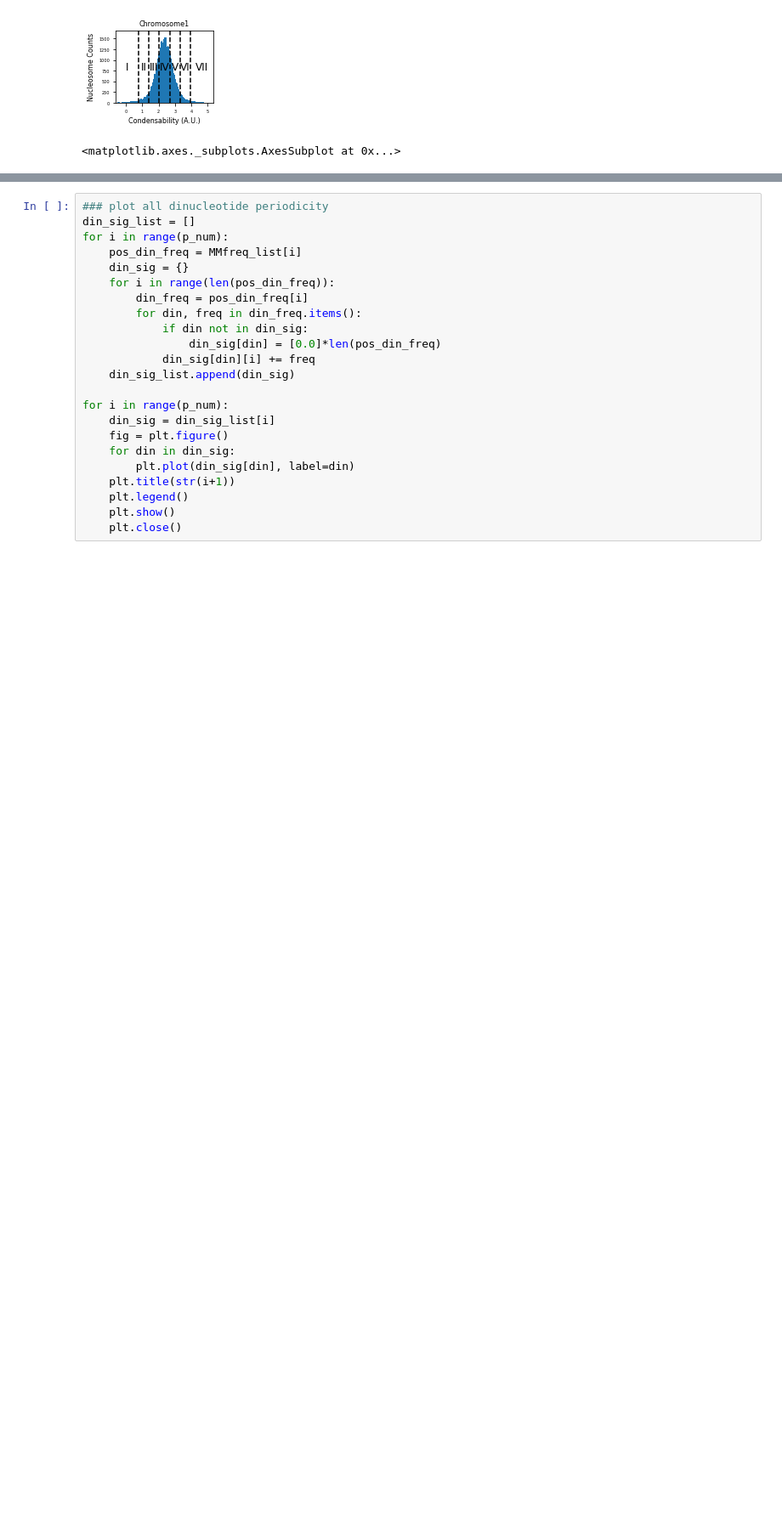
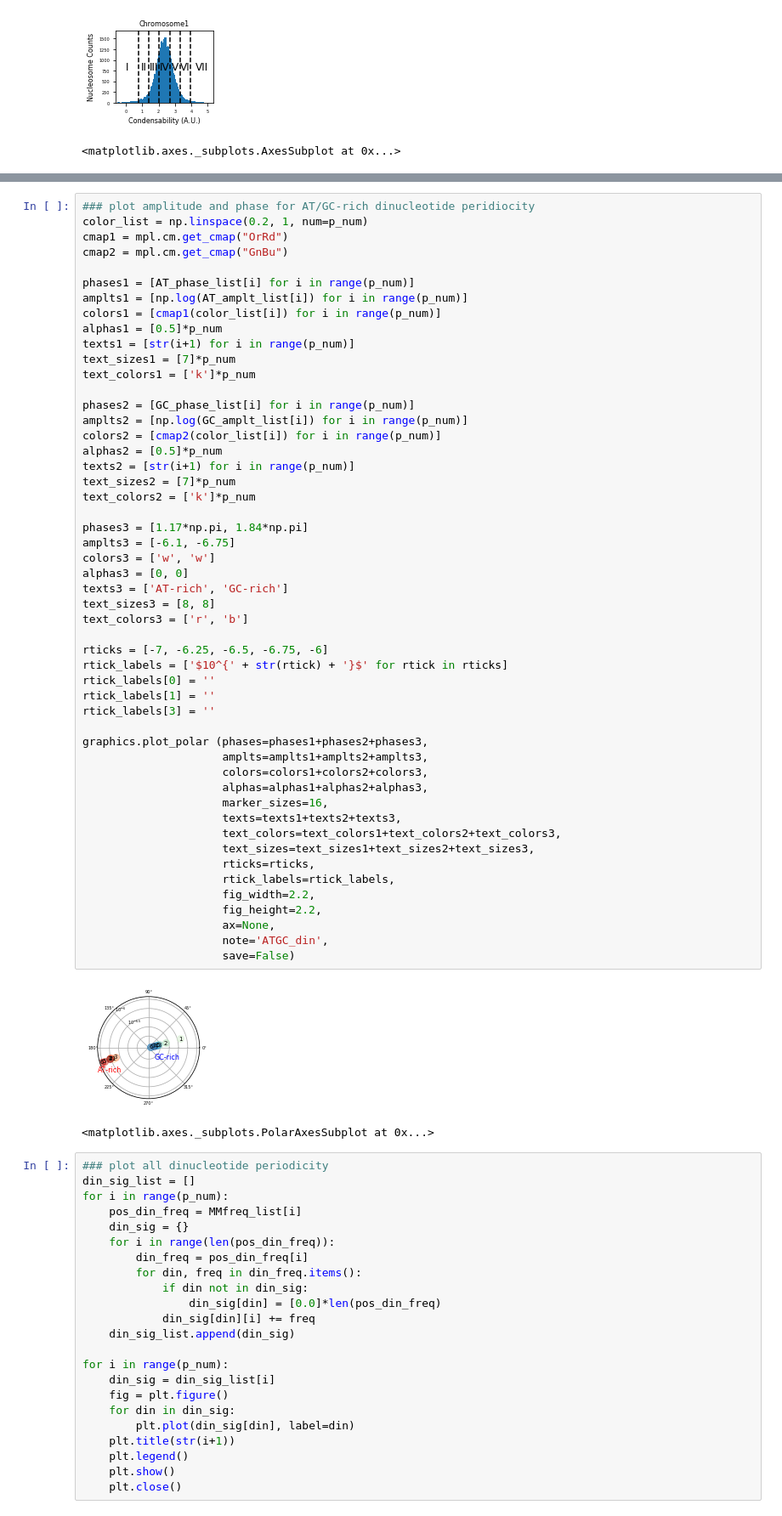
Before and after one commit to spark159/condense-seq, a Jupyter notebook: ipython_notebooks/H1_NCP_sp_partition_periodicity.ipynb, the cells around one changed output, grey strips where cells are left out. Shown at 85% size. Drawn from its saved outputs; the diff is of its cells as text; blank space fills up the shorter version.

```diff
--- a/ipython_notebooks/human_partition_periodicity.ipynb
+++ b/ipython_notebooks/H1_NCP_sp_partition_periodicity.ipynb
@@ -296,3 +206,57 @@ plot_polar (phases=phases1+phases2+phases3,
+# %%
+### plot amplitude and phase for AT/GC-rich dinucleotide peridiocity
+color_list = np.linspace(0.2, 1, num=p_num)
+cmap1 = mpl.cm.get_cmap("OrRd")
+cmap2 = mpl.cm.get_cmap("GnBu")
+
+phases1 = [AT_phase_list[i] for i in range(p_num)]
+amplts1 = [np.log(AT_amplt_list[i]) for i in range(p_num)]
+colors1 = [cmap1(color_list[i]) for i in range(p_num)]
+alphas1 = [0.5]*p_num
+texts1 = [str(i+1) for i in range(p_num)]
+text_sizes1 = [7]*p_num
+text_colors1 = ['k']*p_num
+
+phases2 = [GC_phase_list[i] for i in range(p_num)]
+amplts2 = [np.log(GC_amplt_list[i]) for i in range(p_num)]
+colors2 = [cmap2(color_list[i]) for i in range(p_num)]
+alphas2 = [0.5]*p_num
+texts2 = [str(i+1) for i in range(p_num)]
+text_sizes2 = [7]*p_num
+text_colors2 = ['k']*p_num
+
+phases3 = [1.17*np.pi, 1.84*np.pi]
+amplts3 = [-6.1, -6.75]
+colors3 = ['w', 'w']
+alphas3 = [0, 0]
+texts3 = ['AT-rich', 'GC-rich']
+text_sizes3 = [8, 8]
+text_colors3 = ['r', 'b']
+
+rticks = [-7, -6.25, -6.5, -6.75, -6]
+rtick_labels = ['$10^{' + str(rtick) + '}$' for rtick in rticks]
+rtick_labels[0] = ''
+rtick_labels[1] = ''
+rtick_labels[3] = ''
+
+graphics.plot_polar (phases=phases1+phases2+phases3,
+                     amplts=amplts1+amplts2+amplts3,
+                     colors=colors1+colors2+colors3,
+                     alphas=alphas1+alphas2+alphas3,
+                     marker_sizes=16,
+                     texts=texts1+texts2+texts3,
+                     text_colors=text_colors1+text_colors2+text_colors3,
+                     text_sizes=text_sizes1+text_sizes2+text_sizes3,
+                     rticks=rticks,
+                     rtick_labels=rtick_labels,
+                     fig_width=2.2,
+                     fig_height=2.2,
+                     ax=None,
+                     note='ATGC_din',
+                     save=False)
+# %% [output]
+[figure, added]
+<matplotlib.axes._subplots.PolarAxesSubplot at 0x...>
 # %%
 ### plot all dinucleotide periodicity
 din_sig_list = []
```
Also changed, not shown: parts of 10 cells of this notebook, 25 other files.
